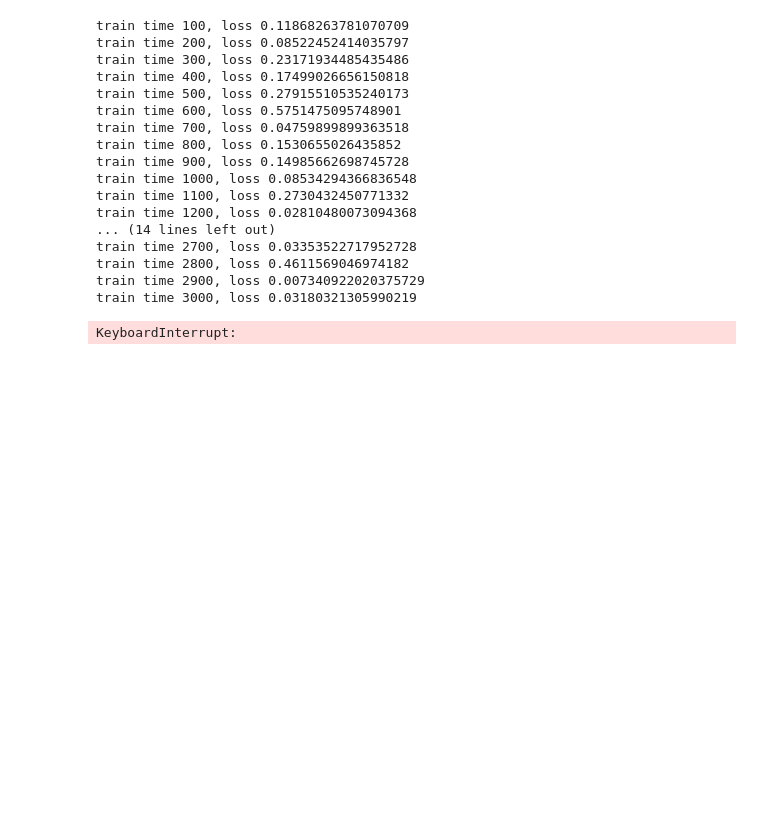
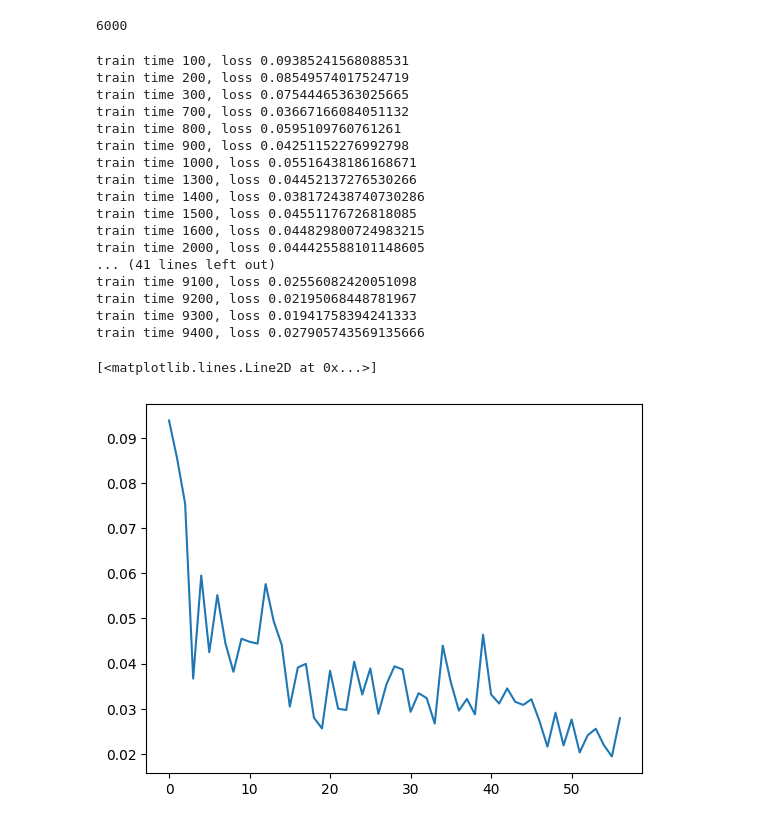
Before and after one commit to Biobots/Levodopa_Parkinson_MRI, a Jupyter notebook: playground.ipynb, the cells around one changed output. Drawn from its saved outputs; the diff is of its cells as text; code cells hidden in the pictures; blank space fills up the shorter version.

Commit message:
dataset split
Signed-off-by: Biobot <biobot94@gmail.com>

```diff
--- a/playground.ipynb
+++ b/playground.ipynb
@@ -22,8 +24,25 @@ epoch = 10
 dataloader = DataLoader(dataset, 64)
+# %%
+train_sets, test_set = splitDataset(6000, 5, dataset)
+# %%
+train_set = ConcatDataset(train_sets[1:])
+validate_set = train_sets[0]
+train_dataloader = DataLoader(train_set, batch_size=64, shuffle=True)
+validate_dataloader = DataLoader(validate_set, batch_size=64, shuffle=True)
+test_dataloader = DataLoader(test_set, batch_size=64, shuffle=True)
+# %%
+len(validate_set)
+# %% [output]
+6000
+# %%
+losslist = []
 # %%
 for i in range(epoch):
     net.train()
-    for step, [img, labels, score] in enumerate(dataloader):
+    for step, [img, labels, score] in enumerate(train_dataloader):
+        img = img.cuda()
+        labels = labels.cuda()
+        score = score.cuda()
         output = net(img, labels).squeeze(-1)
         loss = loss_fn(output.float(), score.float())
 
@@ -34,22 +53,29 @@ for i in range(epoch):
         train_step = len(dataloader) * i + step + 1
         if train_step % 100 == 0:
             print("train time {}, loss {}".format(train_step, loss.item()))
+            losslist.append(loss.item())
 # %% [output]
-train time 100, loss 0.11868263781070709
-train time 200, loss 0.08522452414035797
-train time 300, loss 0.23171934485435486
-train time 400, loss 0.17499026656150818
-train time 500, loss 0.27915510535240173
-train time 600, loss 0.5751475095748901
-train time 700, loss 0.04759899899363518
-train time 800, loss 0.1530655026435852
-train time 900, loss 0.14985662698745728
-train time 1000, loss 0.08534294366836548
-train time 1100, loss 0.2730432450771332
-train time 1200, loss 0.02810480073094368
-... (14 lines left out)
-train time 2700, loss 0.03353522717952728
-train time 2800, loss 0.4611569046974182
-train time 2900, loss 0.007340922020375729
-train time 3000, loss 0.03180321305990219
+train time 100, loss 0.09385241568088531
+train time 200, loss 0.08549574017524719
+train time 300, loss 0.07544465363025665
+train time 700, loss 0.03667166084051132
+train time 800, loss 0.0595109760761261
+train time 900, loss 0.04251152276992798
+train time 1000, loss 0.05516438186168671
+train time 1300, loss 0.04452137276530266
+train time 1400, loss 0.038172438740730286
+train time 1500, loss 0.04551176726818085
+train time 1600, loss 0.044829800724983215
+train time 2000, loss 0.044425588101148605
+... (41 lines left out)
+train time 9100, loss 0.02556082420051098
+train time 9200, loss 0.02195068448781967
+train time 9300, loss 0.01941758394241333
+train time 9400, loss 0.027905743569135666
-KeyboardInterrupt:
+# %%
+from matplotlib import pyplot as plt
+
+plt.plot(losslist)
+# %% [output]
+[<matplotlib.lines.Line2D at 0x...>]
+[figure, added]
```
Also changed, not shown: parts of 4 cells of this notebook, 2 other files.
